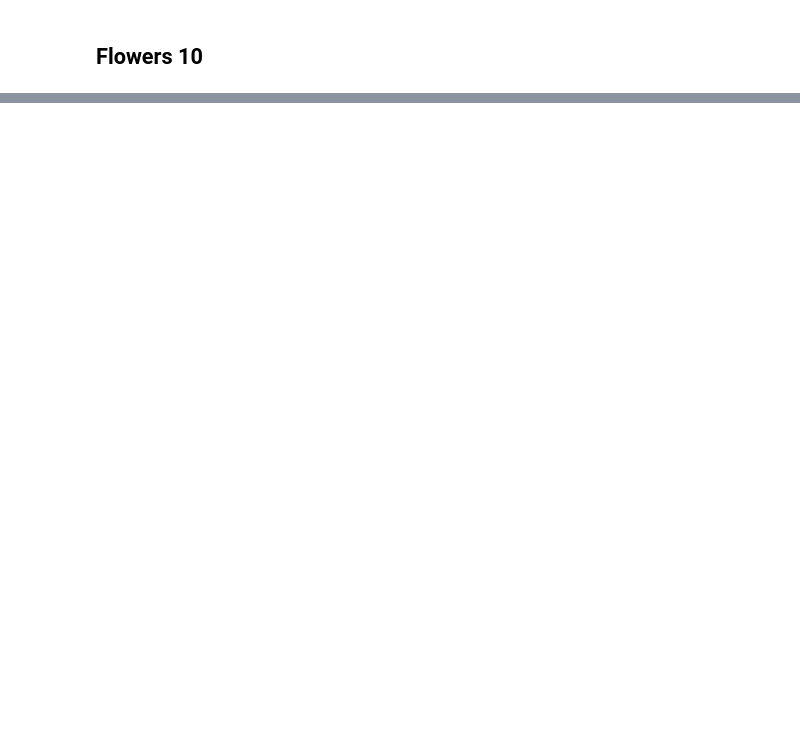
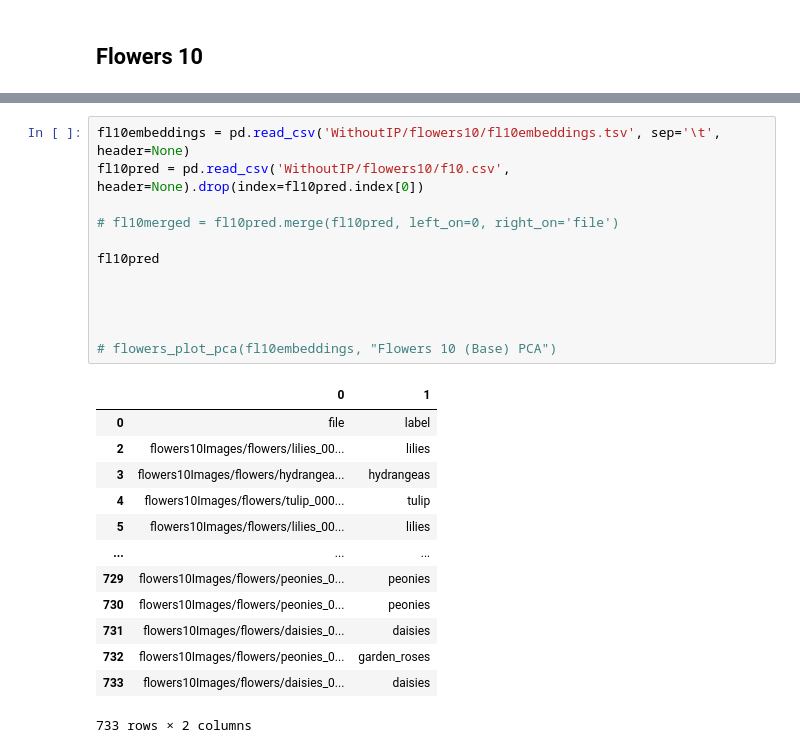
Before and after one commit to anthony-lamelas/CLIP_category_singularity, a Jupyter notebook: Tested_Datasets_and_Graphing/PCA.ipynb, the cells around one changed output, grey strips where cells are left out. Cells and saved outputs as stored; diff of their text form; blank space fills up the shorter version.

```diff
--- a/Tested_Datasets_and_Graphing/PCA.ipynb
+++ b/Tested_Datasets_and_Graphing/PCA.ipynb
@@ -106,0 +157,26 @@ plt.show()
+# %%
+fl10embeddings = pd.read_csv('WithoutIP/flowers10/fl10embeddings.tsv', sep='\t', header=None)
+fl10pred = pd.read_csv('WithoutIP/flowers10/f10.csv', header=None).drop(index=fl10pred.index[0])
+
+# fl10merged = fl10pred.merge(fl10pred, left_on=0, right_on='file')
+
+fl10pred
+
+
+
+
+# flowers_plot_pca(fl10embeddings, "Flowers 10 (Base) PCA")
+# %% [output]
+|  | 0 | 1 |
+| 0 | file | label |
+| 2 | flowers10Images/flowers/lilies_00... | lilies |
+| 3 | flowers10Images/flowers/hydrangea... | hydrangeas |
+| 4 | flowers10Images/flowers/tulip_000... | tulip |
+| 5 | flowers10Images/flowers/lilies_00... | lilies |
+| ... | ... | ... |
+| 729 | flowers10Images/flowers/peonies_0... | peonies |
+| 730 | flowers10Images/flowers/peonies_0... | peonies |
+| 731 | flowers10Images/flowers/daisies_0... | daisies |
+| 732 | flowers10Images/flowers/peonies_0... | garden_roses |
+| 733 | flowers10Images/flowers/daisies_0... | daisies |
+733 rows × 2 columns
```
Also changed, not shown: parts of 17 cells of this notebook, 5 other files.
